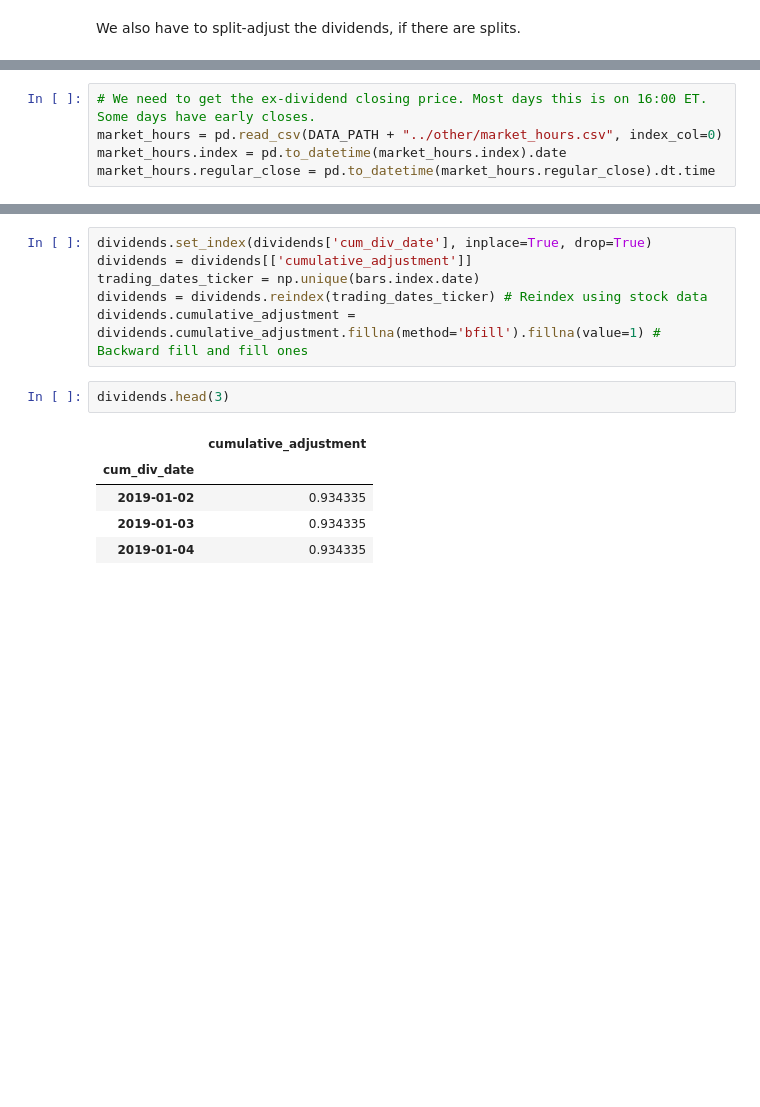
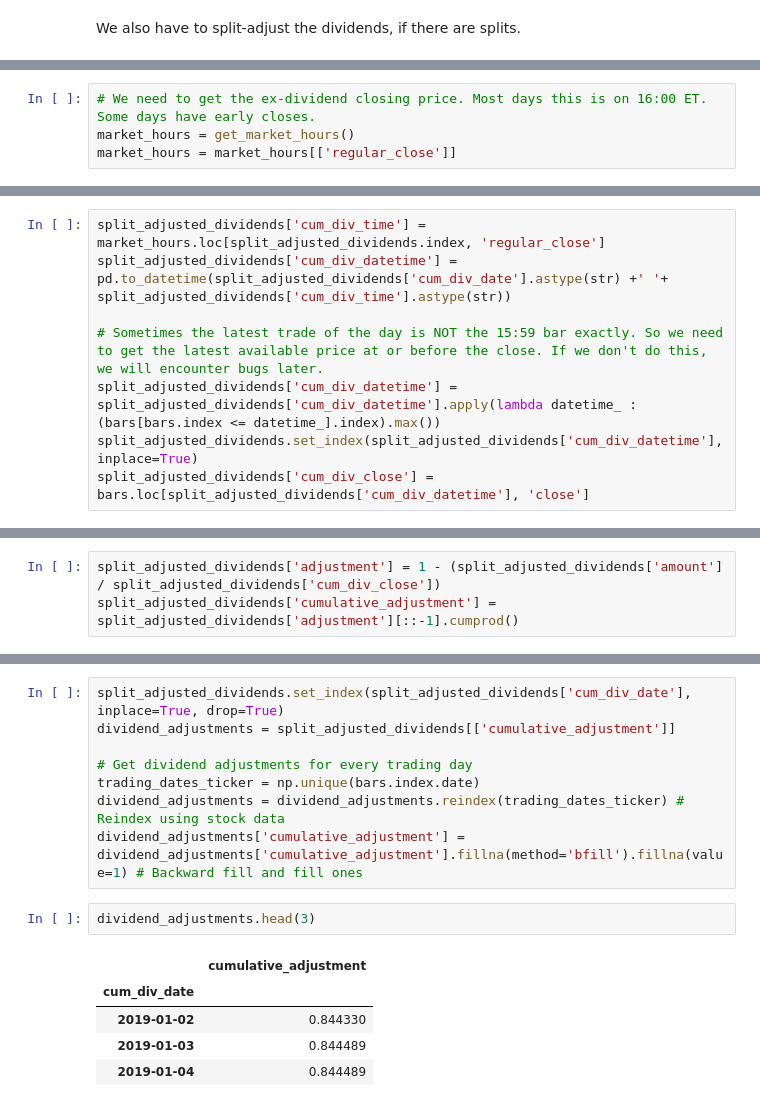
Before and after one commit to shinathan/QSExtended, a Jupyter notebook: data_import/polygon/5_process_raw_data.ipynb, the cells around one changed output, grey strips where cells are left out. Cells and saved outputs as stored; diff of their text form; blank space fills up the shorter version.

```diff
--- a/data_import/polygon/5_process_raw_data.ipynb
+++ b/data_import/polygon/5_process_raw_data.ipynb
@@ -162,5 +194,4 @@ mpf.plot(daily, type='ohlc', show_nontrading=False, warn_too_much_data=1000000)
 # %%
 # We need to get the ex-dividend closing price. Most days this is on 16:00 ET. Some days have early closes.
-market_hours = pd.read_csv(DATA_PATH + "../other/market_hours.csv", index_col=0)
-market_hours.index = pd.to_datetime(market_hours.index).date
-market_hours.regular_close = pd.to_datetime(market_hours.regular_close).dt.time
+market_hours = get_market_hours()
+market_hours = market_hours[['regular_close']]
@@ -178,0 +198,8 @@ dividends['cumulative_adjustment'] = dividends['adjustment'][::-1].cumprod()
+# %%
+split_adjusted_dividends['cum_div_time'] = market_hours.loc[split_adjusted_dividends.index, 'regular_close']
+split_adjusted_dividends['cum_div_datetime'] = pd.to_datetime(split_adjusted_dividends['cum_div_date'].astype(str) +' '+ split_adjusted_dividends['cum_div_time'].astype(str))
+
+# Sometimes the latest trade of the day is NOT the 15:59 bar exactly. So we need to get the latest available price at or before the close. If we don't do this, we will encounter bugs later.
+split_adjusted_dividends['cum_div_datetime'] = split_adjusted_dividends['cum_div_datetime'].apply(lambda datetime_ : (bars[bars.index <= datetime_].index).max())
+split_adjusted_dividends.set_index(split_adjusted_dividends['cum_div_datetime'], inplace=True)
+split_adjusted_dividends['cum_div_close'] = bars.loc[split_adjusted_dividends['cum_div_datetime'], 'close']
@@ -178,0 +214,3 @@ dividends['cumulative_adjustment'] = dividends['adjustment'][::-1].cumprod()
+# %%
+split_adjusted_dividends['adjustment'] = 1 - (split_adjusted_dividends['amount'] / split_adjusted_dividends['cum_div_close'])
+split_adjusted_dividends['cumulative_adjustment'] = split_adjusted_dividends['adjustment'][::-1].cumprod()
@@ -179,16 +225,18 @@ dividends['cumulative_adjustment'] = dividends['adjustment'][::-1].cumprod()
 # %%
-dividends.set_index(dividends['cum_div_date'], inplace=True, drop=True)
-dividends = dividends[['cumulative_adjustment']]
+split_adjusted_dividends.set_index(split_adjusted_dividends['cum_div_date'], inplace=True, drop=True)
+dividend_adjustments = split_adjusted_dividends[['cumulative_adjustment']]
+
+# Get dividend adjustments for every trading day
 trading_dates_ticker = np.unique(bars.index.date)
-dividends = dividends.reindex(trading_dates_ticker) # Reindex using stock data
-dividends.cumulative_adjustment = dividends.cumulative_adjustment.fillna(method='bfill').fillna(value=1) # Backward fill and fill ones
+dividend_adjustments = dividend_adjustments.reindex(trading_dates_ticker) # Reindex using stock data
+dividend_adjustments['cumulative_adjustment'] = dividend_adjustments['cumulative_adjustment'].fillna(method='bfill').fillna(value=1) # Backward fill and fill ones
 # %%
-dividends.head(3)
+dividend_adjustments.head(3)
 # %% [output]
 |  | cumulative_adjustment |
 | cum_div_date |  |
-| 2019-01-02 | 0.934335 |
-| 2019-01-03 | 0.934335 |
-| 2019-01-04 | 0.934335 |
+| 2019-01-02 | 0.844330 |
+| 2019-01-03 | 0.844489 |
+| 2019-01-04 | 0.844489 |
 # %%
 # Same procedure as with split adjustments
```
Also changed, not shown: parts of 45 cells of this notebook, 2 other files.
